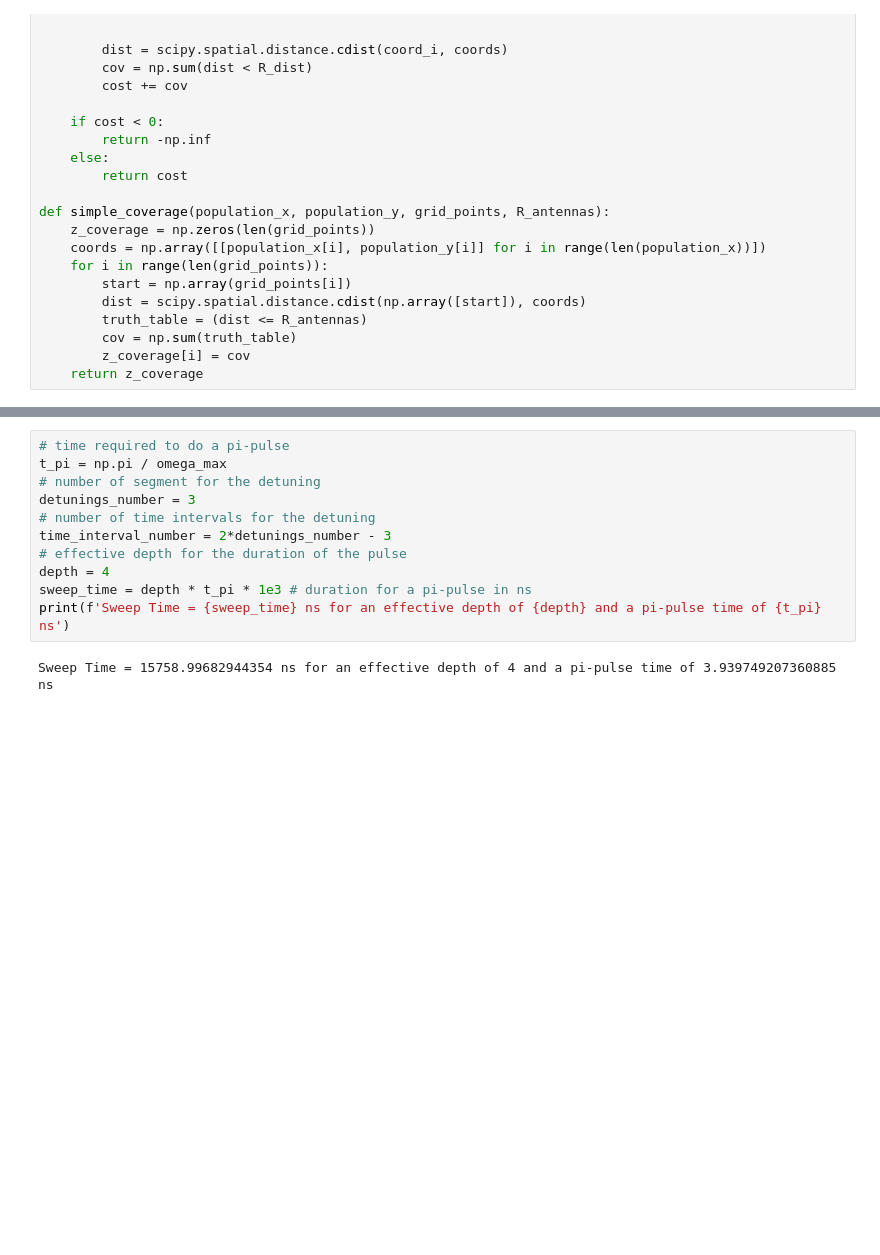
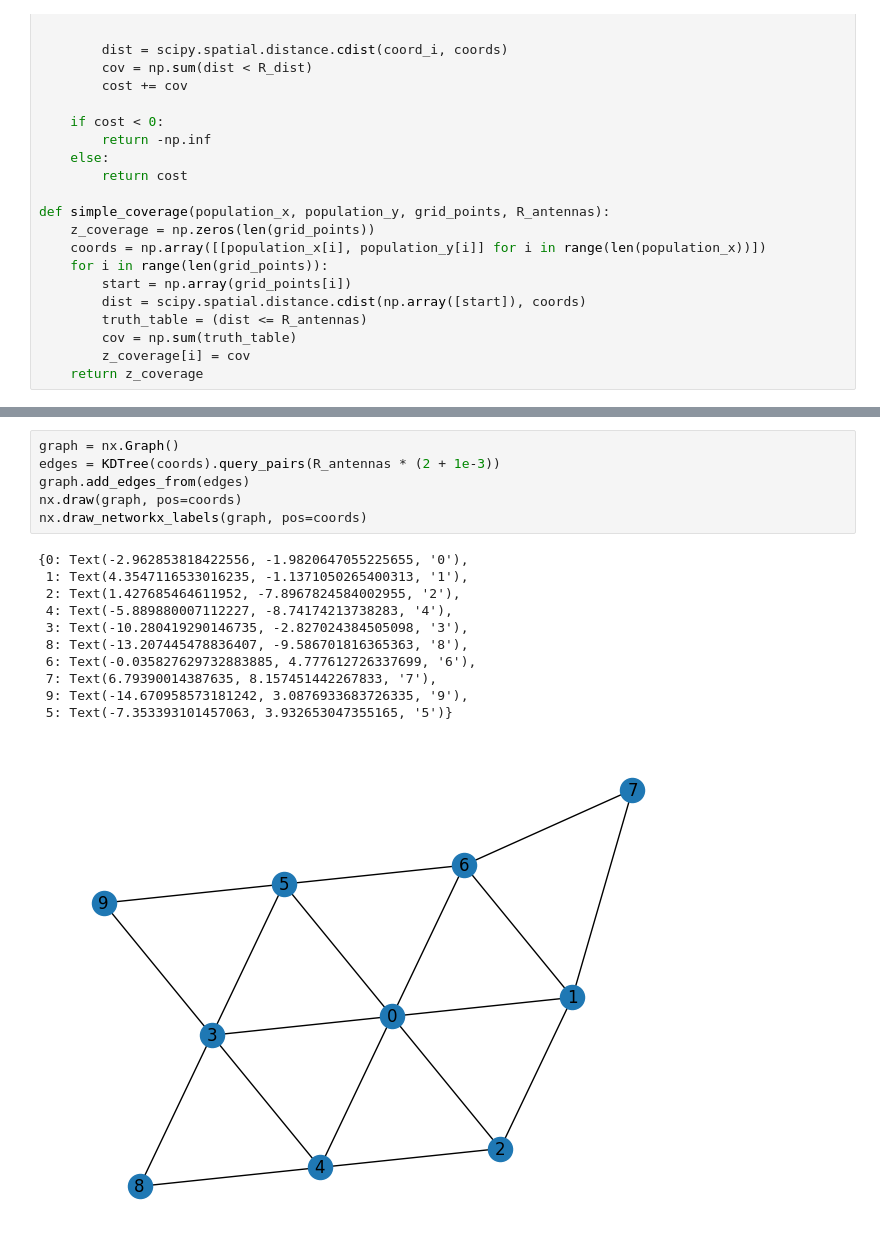
Before and after one commit to colinDietrich/hackaton_pasqal, a Jupyter notebook: QUBO_formulation.ipynb, the cells around one changed output, grey strips where cells are left out. Drawn from its saved outputs; the diff is of its cells as text; blank space fills up the shorter version.

```diff
--- a/QUBO_formulation.ipynb
+++ b/QUBO_formulation.ipynb
@@ -228,14 +233,19 @@ cbar.set_label('Coverage', rotation=270)
-# %%
-# time required to do a pi-pulse
-t_pi = np.pi / omega_max
-# number of segment for the detuning
-detunings_number = 3
-# number of time intervals for the detuning
-time_interval_number = 2*detunings_number - 3
-# effective depth for the duration of the pulse
-depth = 4
-sweep_time = depth * t_pi * 1e3 # duration for a pi-pulse in ns
-print(f'Sweep Time = {sweep_time} ns for an effective depth of {depth} and a pi-pulse time of {t_pi} ns')
-# %% [output]
-Sweep Time = 15758.99682944354 ns for an effective depth of 4 and a pi-pulse time of 3.939749207360885 ns
+# %%
+graph = nx.Graph()
+edges = KDTree(coords).query_pairs(R_antennas * (2 + 1e-3))
+graph.add_edges_from(edges)
+nx.draw(graph, pos=coords)
+nx.draw_networkx_labels(graph, pos=coords)
+# %% [output]
+{0: Text(-2.962853818422556, -1.9820647055225655, '0'),
+ 1: Text(4.3547116533016235, -1.1371050265400313, '1'),
+ 2: Text(1.427685464611952, -7.8967824584002955, '2'),
+ 4: Text(-5.889880007112227, -8.74174213738283, '4'),
+ 3: Text(-10.280419290146735, -2.827024384505098, '3'),
+ 8: Text(-13.207445478836407, -9.586701816365363, '8'),
+ 6: Text(-0.035827629732883885, 4.777612726337699, '6'),
+ 7: Text(6.79390014387635, 8.157451442267833, '7'),
+ 9: Text(-14.670958573181242, 3.0876933683726335, '9'),
+ 5: Text(-7.353393101457063, 3.932653047355165, '5')}
+[figure, added]
 # %%
```
Also changed, not shown: parts of 31 cells of this notebook.
